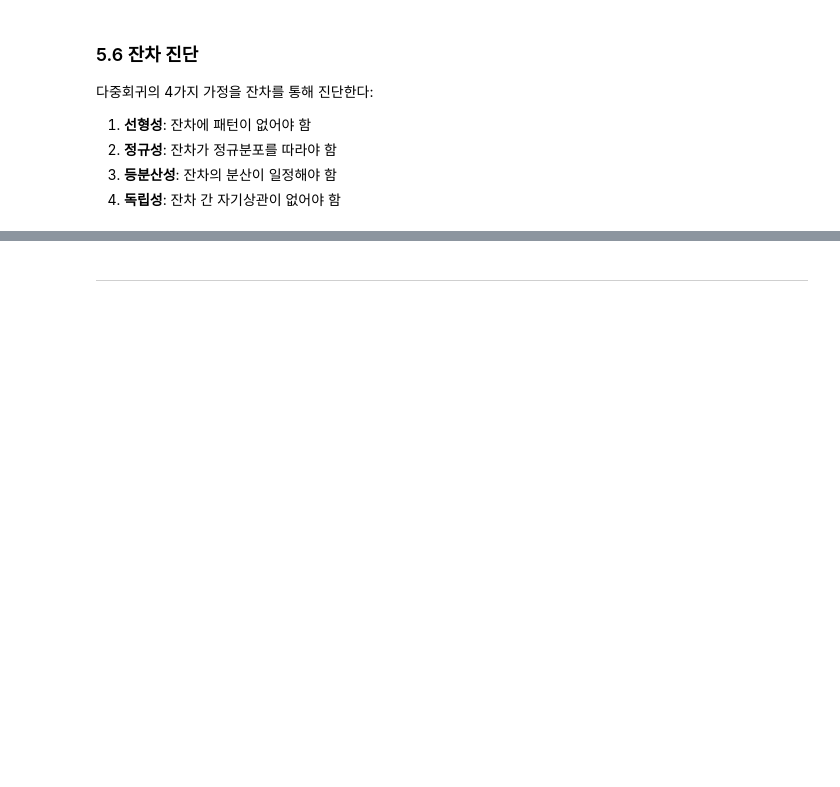
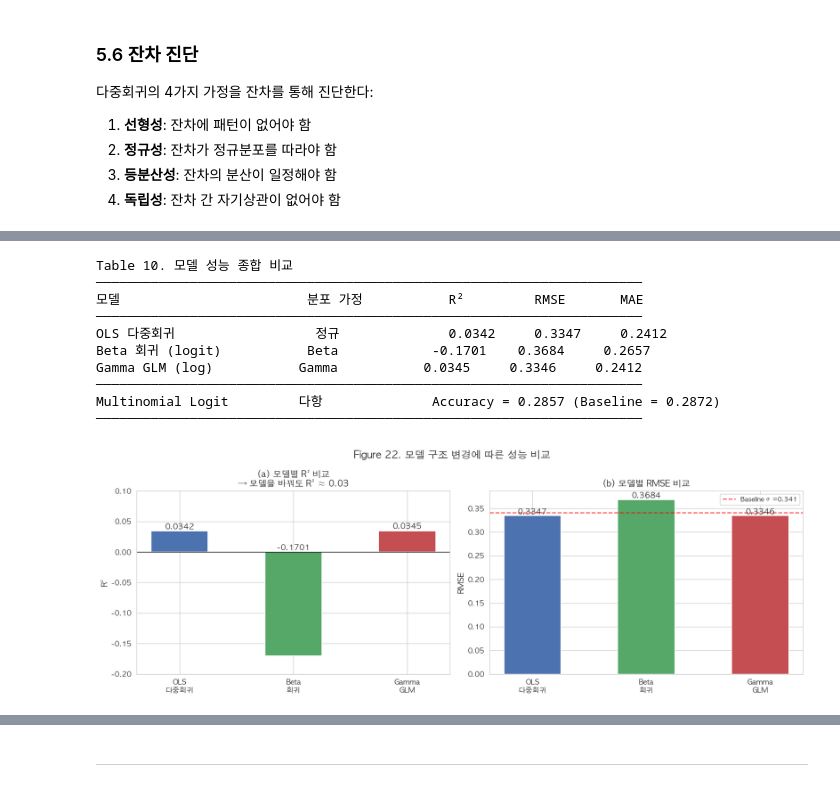
Before and after one commit to ddanghyni/code_attic, a Jupyter notebook: ML_class/과제1/Assignment_1_report.ipynb, the cells around one changed output, grey strips where cells are left out. Saved outputs shown, nothing was run; the diff lists cells and outputs as text; code cells hidden in the pictures; blank space fills up the shorter version.

```diff
--- a/ML_class/과제1/Assignment_1_report.ipynb
+++ b/ML_class/과제1/Assignment_1_report.ipynb
@@ -3242,0 +3300,56 @@ R²가 낮은 이유:
+# %%
+print("Table 10. 모델 성능 종합 비교")
+print(f"{'─'*70}")
+print(f"{'모델':<25} {'분포 가정':<15} {'R²':<10} {'RMSE':<10} {'MAE':<10}")
+print(f"{'─'*70}")
+print(f"{'OLS 다중회귀':<25} {'정규':<15} {r2_ols:<10.4f} {rmse_ols:<10.4f} {mae_ols:<10.4f}")
+print(f"{'Beta 회귀 (logit)':<25} {'Beta':<15} {r2_beta:<10.4f} {rmse_beta:<10.4f} {mae_beta:<10.4f}")
+print(f"{'Gamma GLM (log)':<25} {'Gamma':<15} {r2_gamma:<10.4f} {rmse_gamma:<10.4f} {mae_gamma:<10.4f}")
+print(f"{'─'*70}")
+print(f"{'Multinomial Logit':<25} {'다항':<15} Accuracy = {ord_acc:.4f} (Baseline = {baseline_acc:.4f})")
+print(f"{'─'*70}")
+
+# 시각화
+fig, axes = plt.subplots(1, 2, figsize=(14, 5))
+
+# (a) R² 비교
+model_names = ["OLS\n다중회귀", "Beta\n회귀", "Gamma\nGLM"]
+r2_vals = [r2_ols, r2_beta, r2_gamma]
+colors_m = ["#4C72B0", "#55A868", "#C44E52"]
+bars = axes[0].bar(model_names, r2_vals, color=colors_m, edgecolor="white", width=0.5)
+axes[0].axhline(0, color="black", linewidth=0.8)
+for bar, val in zip(bars, r2_vals):
+    axes[0].text(bar.get_x() + bar.get_width()/2, max(val, 0) + 0.003,
+                 f"{val:.4f}", ha="center", fontsize=11, fontweight="bold")
+axes[0].set_ylabel("R²", fontsize=11)
+axes[0].set_title("(a) 모델별 R² 비교\n→ 모델을 바꿔도 R² ≈ 0.03", fontsize=12)
+axes[0].set_ylim(-0.2, 0.1)
+
+# (b) RMSE 비교
+rmse_vals = [rmse_ols, rmse_beta, rmse_gamma]
+bars = axes[1].bar(model_names, rmse_vals, color=colors_m, edgecolor="white", width=0.5)
+baseline_rmse = y_test.std()
+axes[1].axhline(baseline_rmse, color="red", linestyle="--", alpha=0.7,
+                label=f"Baseline σ={baseline_rmse:.3f}")
+for bar, val in zip(bars, rmse_vals):
+    axes[1].text(bar.get_x() + bar.get_width()/2, val + 0.003,
+                 f"{val:.4f}", ha="center", fontsize=11, fontweight="bold")
+axes[1].set_ylabel("RMSE", fontsize=11)
+axes[1].set_title("(b) 모델별 RMSE 비교", fontsize=12)
+axes[1].legend(fontsize=9)
+
+plt.suptitle("Figure 22. 모델 구조 변경에 따른 성능 비교", fontsize=14, fontweight="bold")
+plt.tight_layout()
+plt.show()
+# %% [output]
+Table 10. 모델 성능 종합 비교
+──────────────────────────────────────────────────────────────────────
+모델                        분포 가정           R²         RMSE       MAE
+──────────────────────────────────────────────────────────────────────
+OLS 다중회귀                  정규              0.0342     0.3347     0.2412
+Beta 회귀 (logit)           Beta            -0.1701    0.3684     0.2657
+Gamma GLM (log)           Gamma           0.0345     0.3346     0.2412
+──────────────────────────────────────────────────────────────────────
+Multinomial Logit         다항              Accuracy = 0.2857 (Baseline = 0.2872)
+──────────────────────────────────────────────────────────────────────
+[figure, added]
```
Also changed, not shown: parts of 24 cells of this notebook, 13 other files.
